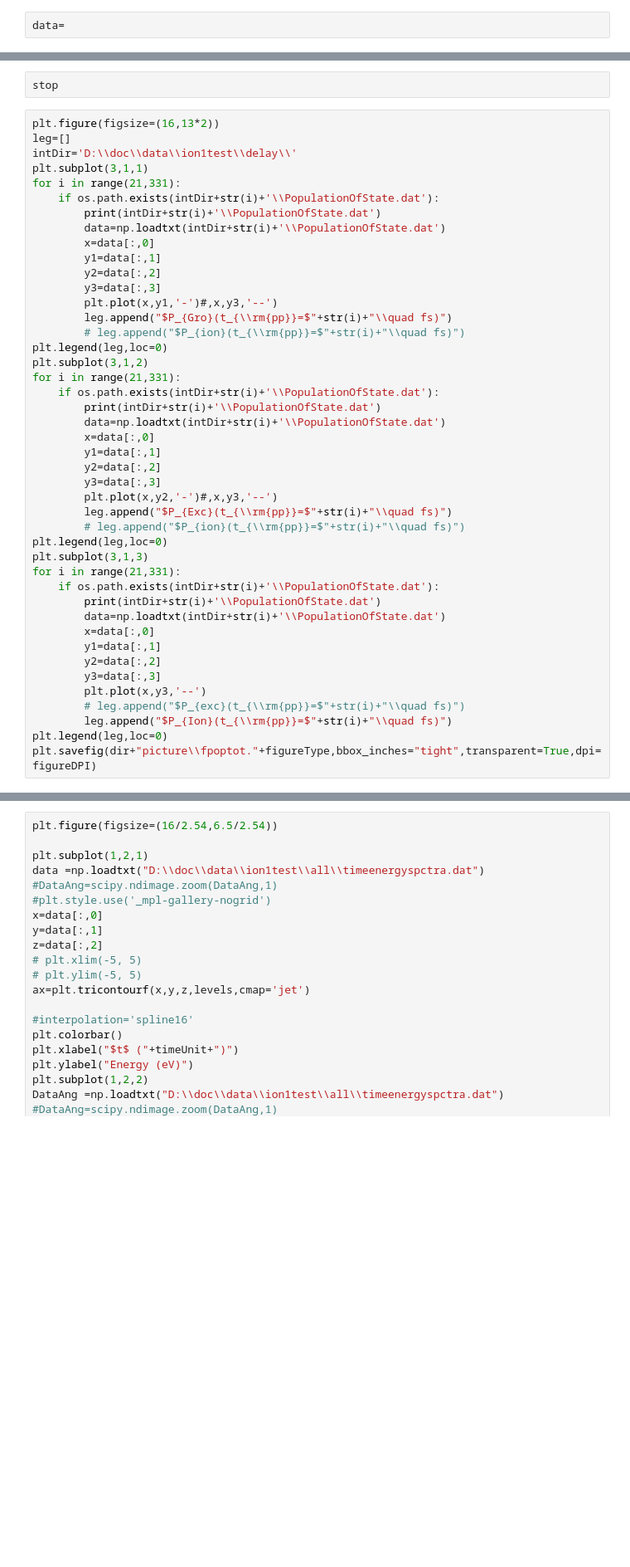
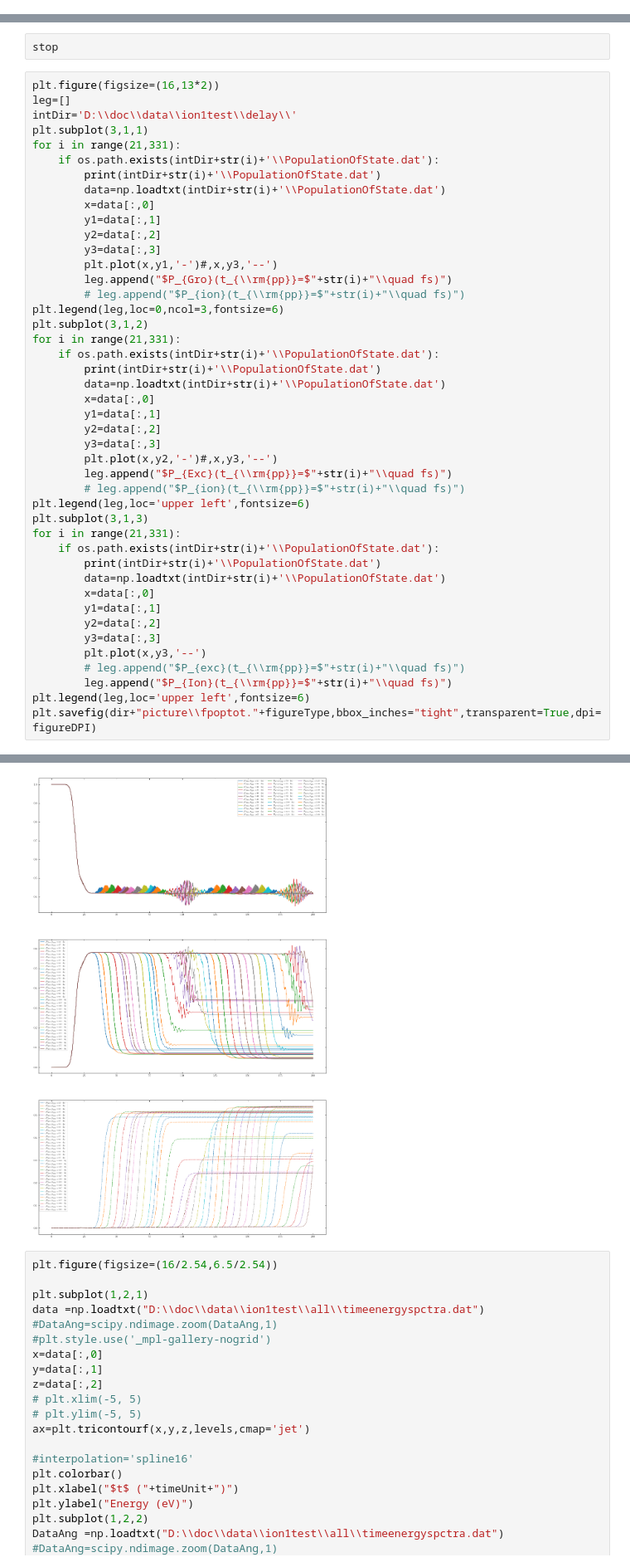
Before and after one commit to anfax/SciDataPlot, a Jupyter notebook: Python/IonPaperPlot.ipynb, the cells around one changed output, grey strips where cells are left out. Shown at 83% size. Saved outputs shown, nothing was run; the diff lists cells and outputs as text; blank space fills up the shorter version.

```diff
--- a/Python/IonPaperPlot.ipynb
+++ b/Python/IonPaperPlot.ipynb
@@ -425,5 +435,3 @@ plt.savefig(dir+'picture\\f5Wave.'+figureType,bbox_inches = 'tight',dpi=figureDP
-# %%
-data=
 # %%
 
 # data=np.loadtxt('D:\\doc\\data\\ion1testold\\DifferentDelatTimeOfPumpAndProbe\\pop.dat')
@@ -852,7 +965,7 @@ for i in range(21,331):
         plt.plot(x,y1,'-')#,x,y3,'--')
         leg.append("$P_{Gro}(t_{\\rm{pp}}=$"+str(i)+"\\quad fs)")
         # leg.append("$P_{ion}(t_{\\rm{pp}}=$"+str(i)+"\\quad fs)")
-plt.legend(leg,loc=0)
+plt.legend(leg,loc=0,ncol=3,fontsize=6)
 plt.subplot(3,1,2)
 for i in range(21,331):
     if os.path.exists(intDir+str(i)+'\\PopulationOfState.dat'):
@@ -865,7 +978,7 @@ for i in range(21,331):
         plt.plot(x,y2,'-')#,x,y3,'--')
         leg.append("$P_{Exc}(t_{\\rm{pp}}=$"+str(i)+"\\quad fs)")
         # leg.append("$P_{ion}(t_{\\rm{pp}}=$"+str(i)+"\\quad fs)")
-plt.legend(leg,loc=0)
+plt.legend(leg,loc='upper left',fontsize=6)
 plt.subplot(3,1,3)
 for i in range(21,331):
     if os.path.exists(intDir+str(i)+'\\PopulationOfState.dat'):
@@ -878,5 +991,6 @@ for i in range(21,331):
         plt.plot(x,y3,'--')
         # leg.append("$P_{exc}(t_{\\rm{pp}}=$"+str(i)+"\\quad fs)")
         leg.append("$P_{Ion}(t_{\\rm{pp}}=$"+str(i)+"\\quad fs)")
-plt.legend(leg,loc=0)
+plt.legend(leg,loc='upper left',fontsize=6)
 plt.savefig(dir+"picture\\fpoptot."+figureType,bbox_inches="tight",transparent=True,dpi=figureDPI)
+# %% [output]
@@ -883,3 +1014,4 @@ plt.savefig(dir+"picture\\fpoptot."+figureType,bbox_inches="tight",transparent=T
+[figure, added]
 # %%
 plt.figure(figsize=(16/2.54,6.5/2.54))
 
```
Also changed, not shown: parts of 10 cells of this notebook, 1 other file.
